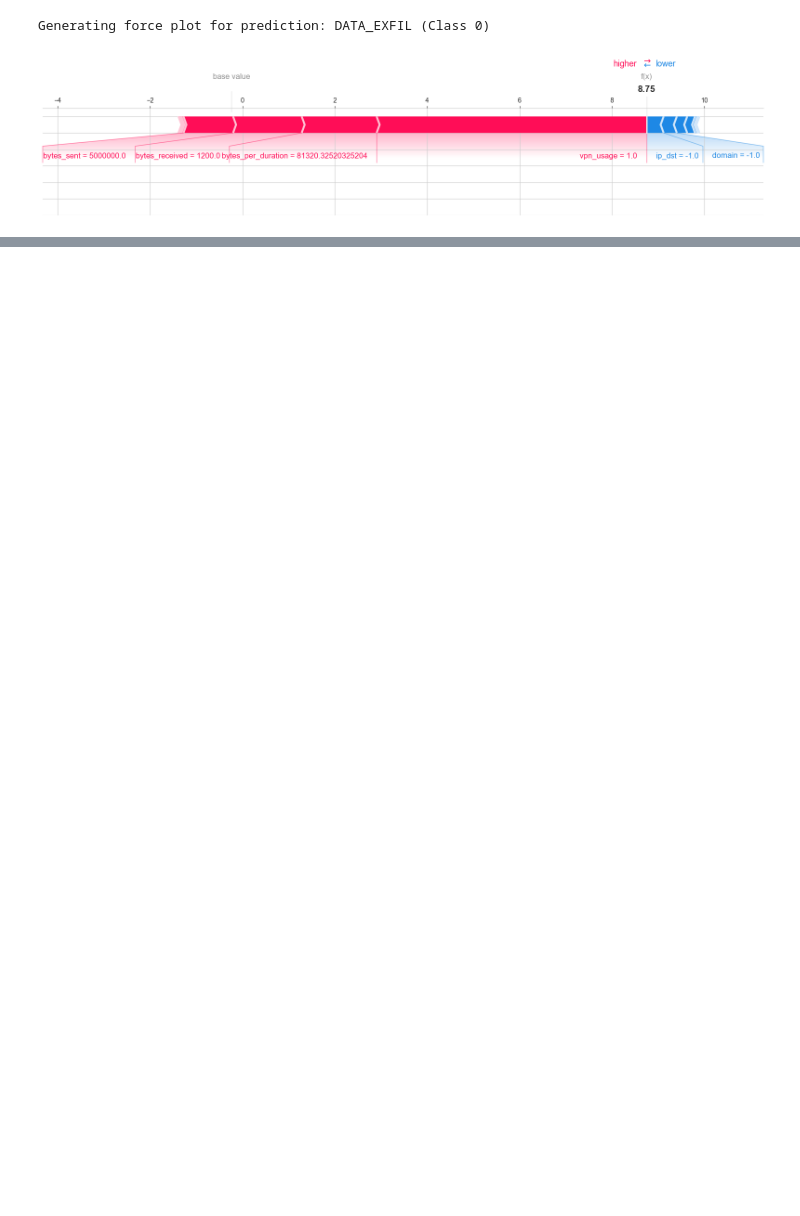
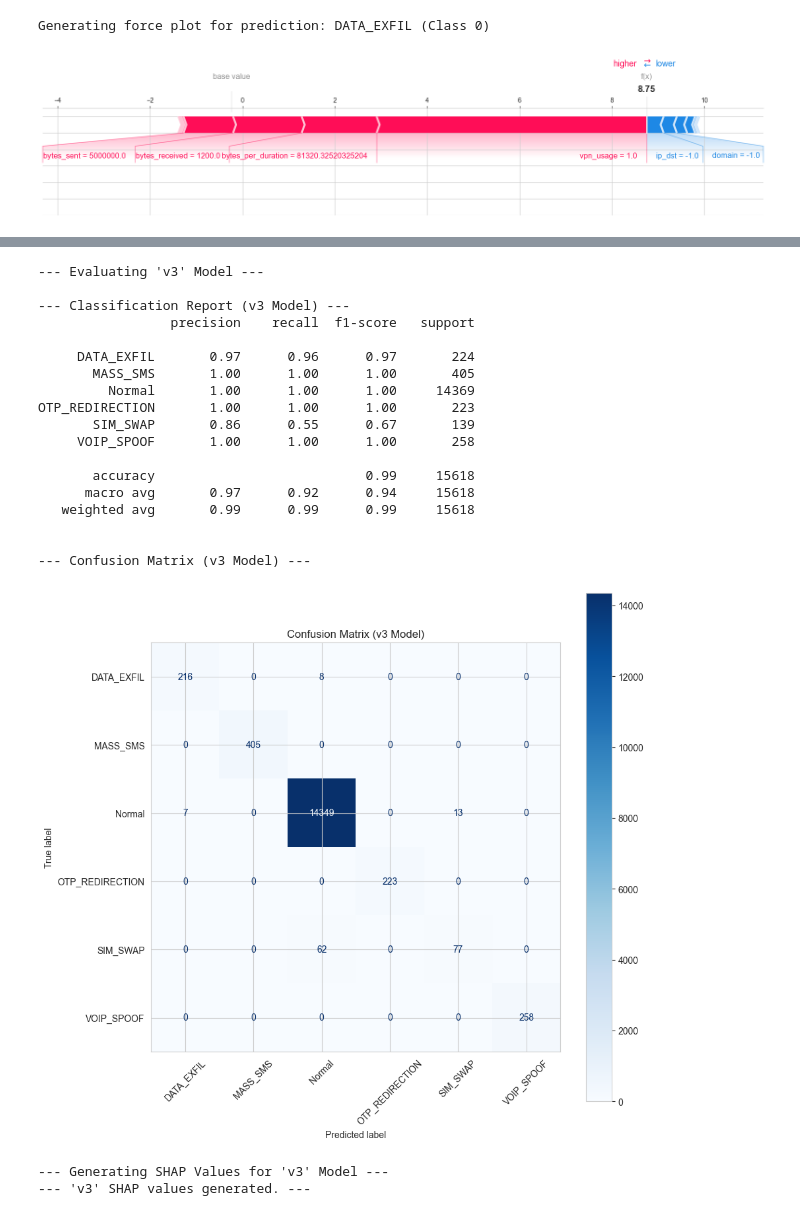
Before and after one commit to Rajan235/major_project, a Jupyter notebook: notebooks/modelv2.ipynb, the cells around one changed output, grey strips where cells are left out. Cells and saved outputs as stored; diff of their text form; code cells hidden in the pictures; blank space fills up the shorter version.

Commit message:
new model with new dataset

```diff
--- a/notebooks/modelv2.ipynb
+++ b/notebooks/modelv2.ipynb
@@ -1062,0 +1277,58 @@ Generating force plot for prediction: DATA_EXFIL (Class 0)
+# %%
+print("--- Evaluating 'v3' Model ---")
+y_pred = model_v3.predict(X_test)
+
+# Map numeric labels back to strings
+y_test_labels = target_encoder_v3.inverse_transform(y_test)
+y_pred_labels = target_encoder_v3.inverse_transform(y_pred)
+
+print("\n--- Classification Report (v3 Model) ---")
+print(classification_report(y_test_labels, y_pred_labels))
+
+print("\n--- Confusion Matrix (v3 Model) ---")
+cm = confusion_matrix(y_test_labels, y_pred_labels, labels=target_encoder_v3.classes_)
+disp = ConfusionMatrixDisplay(confusion_matrix=cm, display_labels=target_encoder_v3.classes_)
+
+fig, ax = plt.subplots(figsize=(10, 10))
+disp.plot(cmap='Blues', ax=ax)
+plt.xticks(rotation=45)
+plt.title("Confusion Matrix (v3 Model)")
+plt.show()
+# %% [output]
+--- Evaluating 'v3' Model ---
+
+--- Classification Report (v3 Model) ---
+                 precision    recall  f1-score   support
+
+     DATA_EXFIL       0.97      0.96      0.97       224
+       MASS_SMS       1.00      1.00      1.00       405
+         Normal       1.00      1.00      1.00     14369
+OTP_REDIRECTION       1.00      1.00      1.00       223
+       SIM_SWAP       0.86      0.55      0.67       139
+     VOIP_SPOOF       1.00      1.00      1.00       258
+
+       accuracy                           0.99     15618
+      macro avg       0.97      0.92      0.94     15618
+   weighted avg       0.99      0.99      0.99     15618
+
+
+--- Confusion Matrix (v3 Model) ---
+[figure, added]
+# %%
+import shap
+import numpy as np
+import matplotlib.pyplot as plt
+
+print("--- Generating SHAP Values for 'v3' Model ---")
+
+# 1. Create the TreeExplainer for our 'model_v3'
+explainer_v3 = shap.TreeExplainer(model_v3)
+
+# 2. Calculate SHAP values for our 'v3' test data (X_test)
+# (This uses the X_test from the previous cell)
+shap_values_v3 = explainer_v3.shap_values(X_test)
+
+print("--- 'v3' SHAP values generated. ---")
+# %% [output]
+--- Generating SHAP Values for 'v3' Model ---
+--- 'v3' SHAP values generated. ---
```
Also changed, not shown: parts of 8 cells of this notebook, 6 other files.
